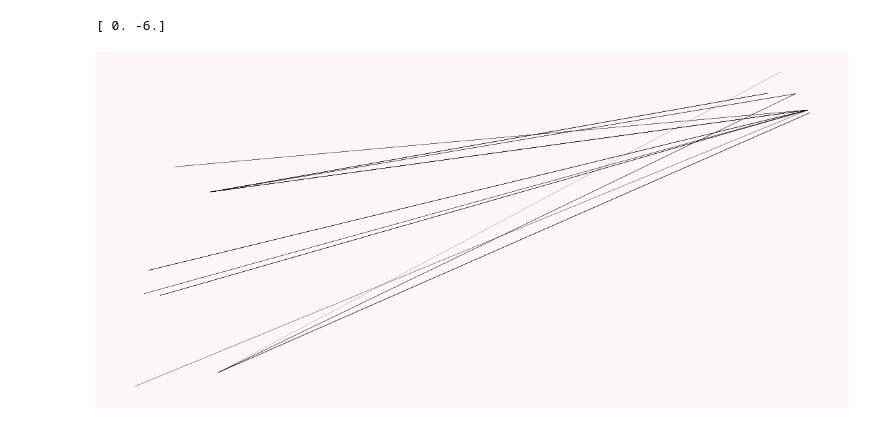
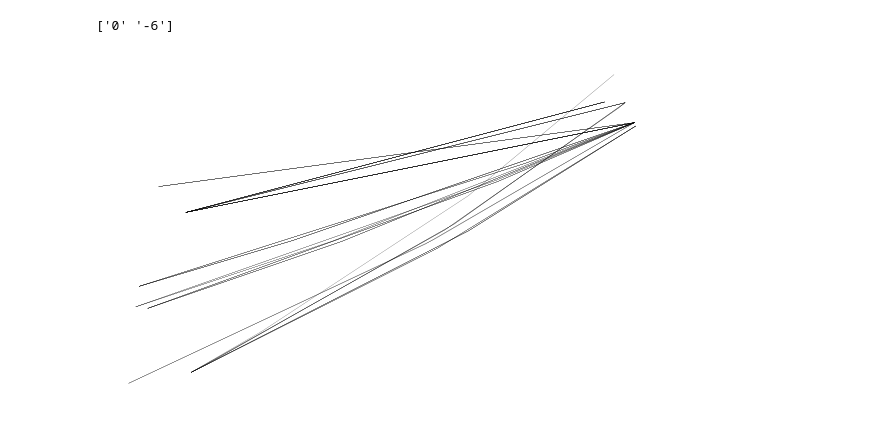
Before and after one commit to symmy596/PythonMaps-Scipy-2022, a Jupyter notebook: slides/4_Polygons.ipynb, the cells around one changed output. Cells and saved outputs as stored; diff of their text form; code cells hidden in the pictures.

```diff
--- a/slides/4_Polygons.ipynb
+++ b/slides/4_Polygons.ipynb
@@ -35,5 +83,9 @@ plt.show()
 # %%
-uk = data.loc[data['name'] == 0]
-texas = data.loc[data['name'] == -6]
+import pandas as pd
+
+uk = data.loc[data['name'] == '0']
+texas = data.loc[data['name'] == '-6']
 my_flight = pd.concat([uk, texas])
+my_flight.plot()
+plt.show()
 # %% [output]
@@ -73,11 +104,11 @@ import geopandas as gpd
 geometry = [Point(xy) for xy in zip(airports['long'], airports['lat'])]
 airports = gpd.GeoDataFrame(airports, crs="EPSG:4326", geometry=geometry)
 # %%
-new_airports = gpd.sjoin(airports, my_flight, op='within')
+new_airports = gpd.sjoin(airports, my_flight, predicate='within')
 # %%
 print(new_airports.name_right.unique())
 # %% [output]
-[ 0. -6.]
+['0' '-6']
 # %%
 from shapely.geometry import LineString
 
@@ -95,17 +126,12 @@ routes = routes[routes['name_right_source'] != routes['name_right_destination']]
 routes_geometry = [LineString([[routes.iloc[i]['long_source'], routes.iloc[i]['lat_source']], [routes.iloc[i]['long_destination'], routes.iloc[i]['lat_destination']]]) for i in range(routes.shape[0])]
 routes_geodata = gpd.GeoDataFrame(routes, geometry=routes_geometry, crs='EPSG:4326')
 # %%
-fig = plt.figure(facecolor='#FCF6F5FF', figsize=(20,20))
-ax = plt.axes()
+fig, ax = plt.subplots(subplot_kw={'projection': ccrs.Mercator()}, figsize=(10,10))
 
 ax.patch.set_facecolor('#FCF6F5FF')
-
-routes_geodata.plot(ax=ax, color='black', linewidth=0.1)
-
-plt.setp(ax.spines.values(), color='#FCF6F5FF')
-plt.setp([ax.get_xticklines(), ax.get_yticklines()], color='#FCF6F5FF')
+routes_geodata.plot(ax=ax, transform=ccrs.PlateCarree(), color='black', linewidth=0.1)
 ax.axis('off')
 plt.show()
 # %% [output]
-[figure, old version]
+[figure, new version]
 # %%
```
Also changed, not shown: parts of 20 cells of this notebook, 21 other files.
